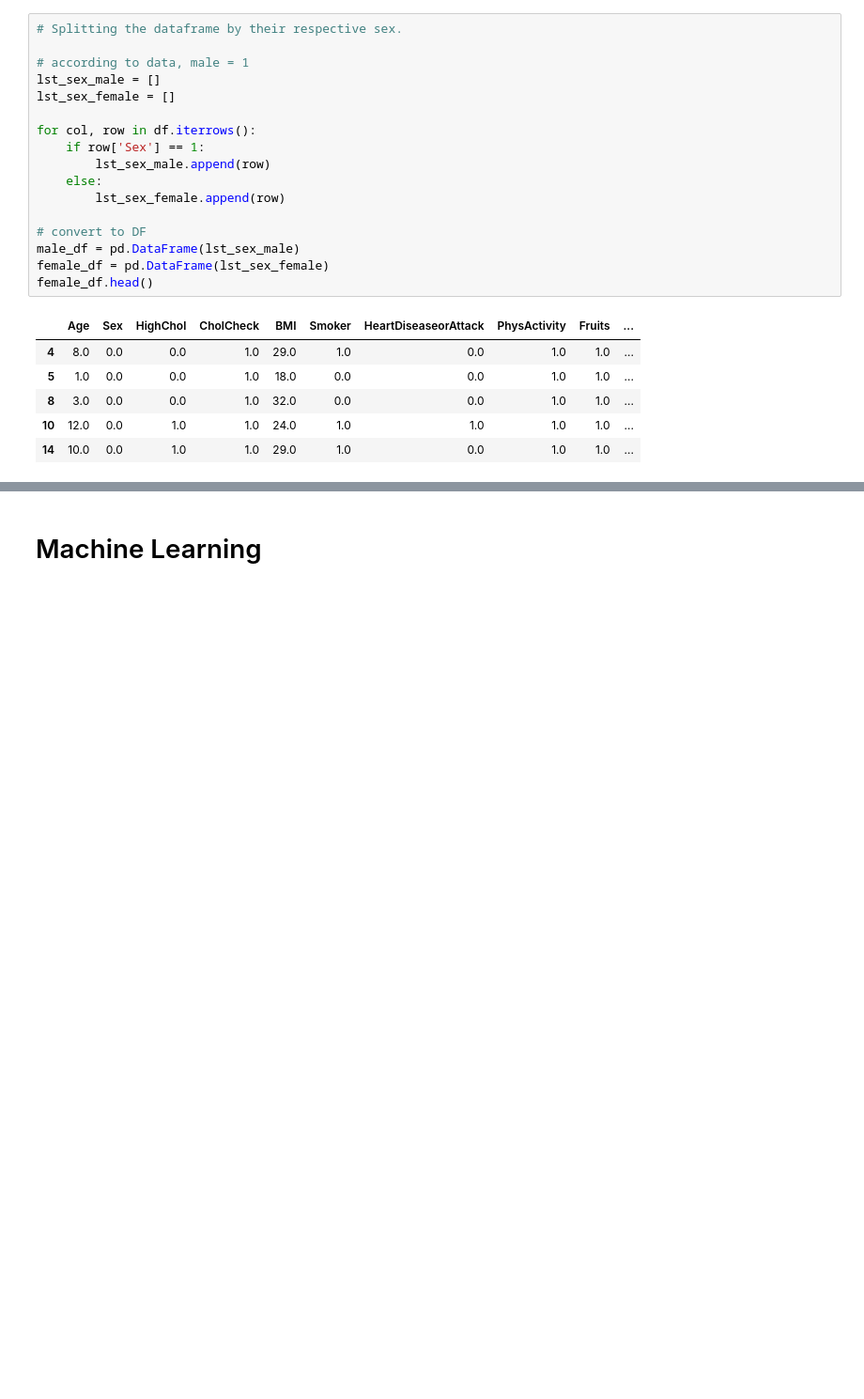
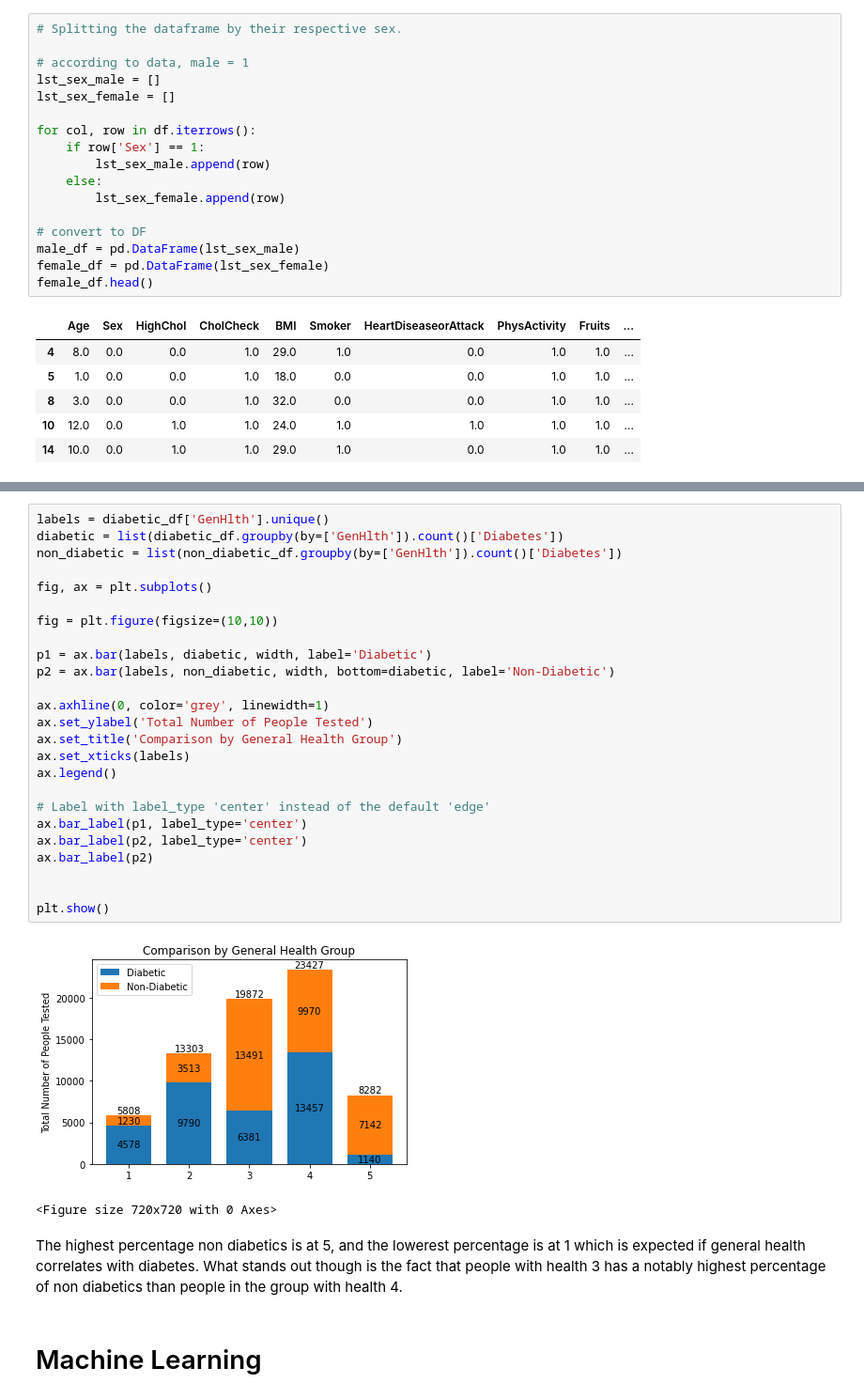
Before and after one commit to MiguelFids/Capstone_Project, a Jupyter notebook: data_cleaning.ipynb, the cells around one changed output, grey strips where cells are left out. Shown: that part at 94% size. Saved outputs shown, nothing was run; the diff lists cells and outputs as text; blank space fills up the shorter version.

```diff
--- a/data_cleaning.ipynb
+++ b/data_cleaning.ipynb
@@ -283,3 +253,33 @@ The highest percentage non diabetics is at 5, and the lowerest percentage is at
+# %%
+labels = diabetic_df['GenHlth'].unique()
+diabetic = list(diabetic_df.groupby(by=['GenHlth']).count()['Diabetes'])
+non_diabetic = list(non_diabetic_df.groupby(by=['GenHlth']).count()['Diabetes'])
+
+fig, ax = plt.subplots()
+
+fig = plt.figure(figsize=(10,10))
+
+p1 = ax.bar(labels, diabetic, width, label='Diabetic')
+p2 = ax.bar(labels, non_diabetic, width, bottom=diabetic, label='Non-Diabetic')
+
+ax.axhline(0, color='grey', linewidth=1)
+ax.set_ylabel('Total Number of People Tested')
+ax.set_title('Comparison by General Health Group')
+ax.set_xticks(labels)
+ax.legend()
+
+# Label with label_type 'center' instead of the default 'edge'
+ax.bar_label(p1, label_type='center')
+ax.bar_label(p2, label_type='center')
+ax.bar_label(p2)
+
+
+plt.show()
+# %% [output]
+[figure, added]
+<Figure size 720x720 with 0 Axes>
+# %% [markdown]
+The highest percentage non diabetics is at 5, and the lowerest percentage is at 1 which is expected if general health correlates with diabetes. What stands out though is the fact that people with health 3 has a notably highest percentage of non diabetics than people in the group with health 4.
 # %% [markdown]
 # Machine Learning
 # %%
```
Also changed, not shown: parts of 22 cells of this notebook.
